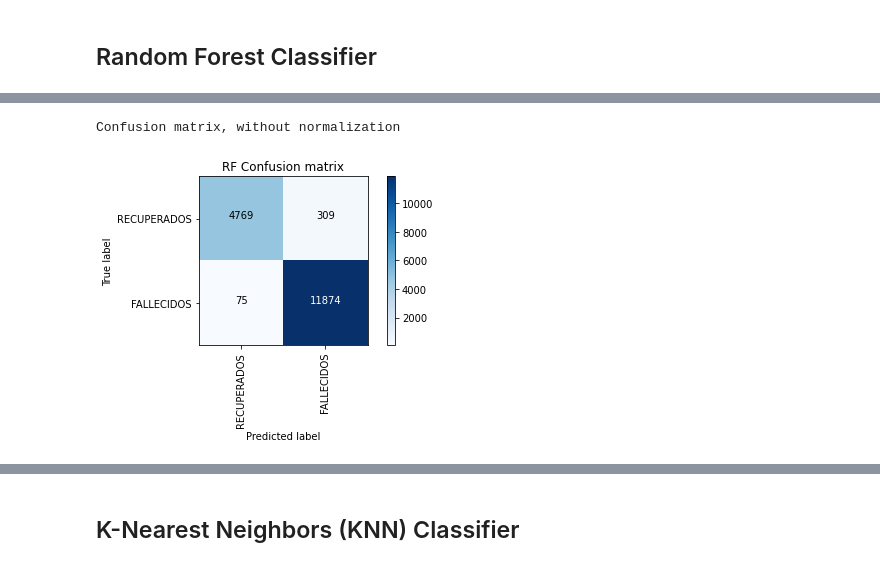
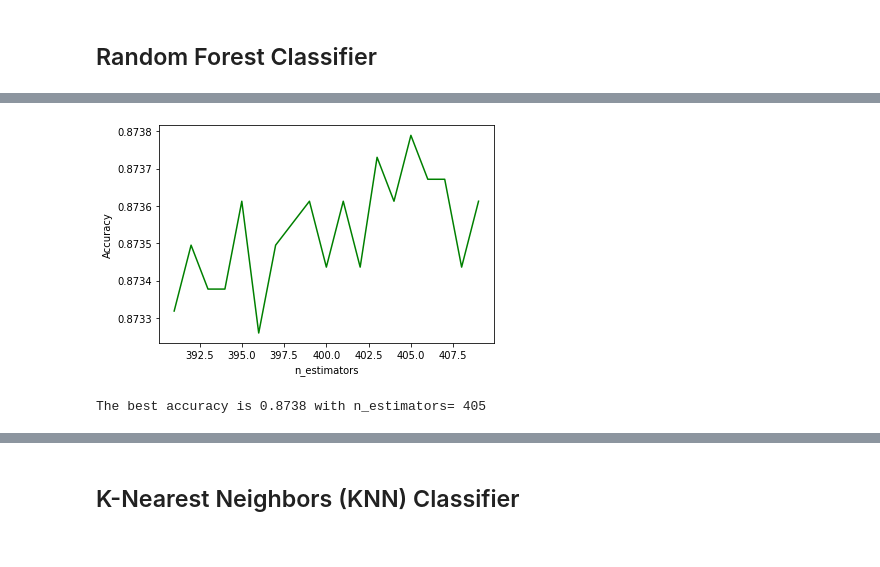
Before and after one commit to maria-luisa-gomez/covid-death-rate-prediction, a Jupyter notebook: notebooks/Modelling_semibalanced_biclass_all.ipynb, the cells around one changed output, grey strips where cells are left out. Cells and saved outputs as stored; diff of their text form; code cells hidden in the pictures.

```diff
--- a/notebooks/Modelling_semibalanced_biclass_all.ipynb
+++ b/notebooks/Modelling_semibalanced_biclass_all.ipynb
@@ -398,29 +354,17 @@ The best accuracy is 0.9774 with n_estimators= 206
-# %%
-# ejecutar random forest y mostrar resultados
-
-RF = RandomForestClassifier(n_estimators=206, random_state=42).fit(X_train, y_train)
-y_pred = RF.predict(X_test)
-y_pre_train = RF.predict(X_train)
-
-
-RF_j_score = jaccard_score(y_test, y_pred)
-RF_j_score_train = jaccard_score(y_train, y_pred_train)
-
-
-RF_f_score = f1_score(y_test, yhat, average='weighted')
-RF_f_score_train = f1_score(y_train, y_pred_train, average='weighted')
-
-RF_class_report = classification_report(y_test, y_pred)
-RF_class_report_train = classification_report(y_train, y_pred_train)
-
-
-RF_dict = classification_report(y_test, y_pred, output_dict=True)
-# Compute confusion matrix
-cnf_matrix = confusion_matrix(y_test, y_pred, labels=[1,0])
-np.set_printoptions(precision=2)
-# Plot non-normalized confusion matrix
-plt.figure()
-plot_confusion_matrix(cnf_matrix, classes=['RECUPERADOS','FALLECIDOS'],normalize=False,  title='RF Confusion matrix')
-# %% [output]
-Confusion matrix, without normalization
-[figure, removed]
+# %%
+depth = 410
+mean_acc = np.zeros((depth-1))
+# for n in range(1,depth,501):
+for n in range(390,depth):
+    RF = RandomForestClassifier(n_estimators=n, random_state=42).fit(X_train,y_train)
+    yhat=RF.predict(X_test)
+    mean_acc[n-1] = metrics.accuracy_score(y_test, yhat)
+# plt.plot(range(1,depth,501),mean_acc[::501],'g')
+plt.plot(range(391,depth),mean_acc[390:410],'g')
+plt.ylabel('Accuracy')
+plt.xlabel('n_estimators')
+plt.show()
+print( "The best accuracy is", round(mean_acc.max(), 4), "with n_estimators=", mean_acc.argmax()+1)
+# %% [output]
+[figure, added]
+The best accuracy is 0.8738 with n_estimators= 405
```
Also changed, not shown: parts of 38 cells of this notebook, 2 other files.
